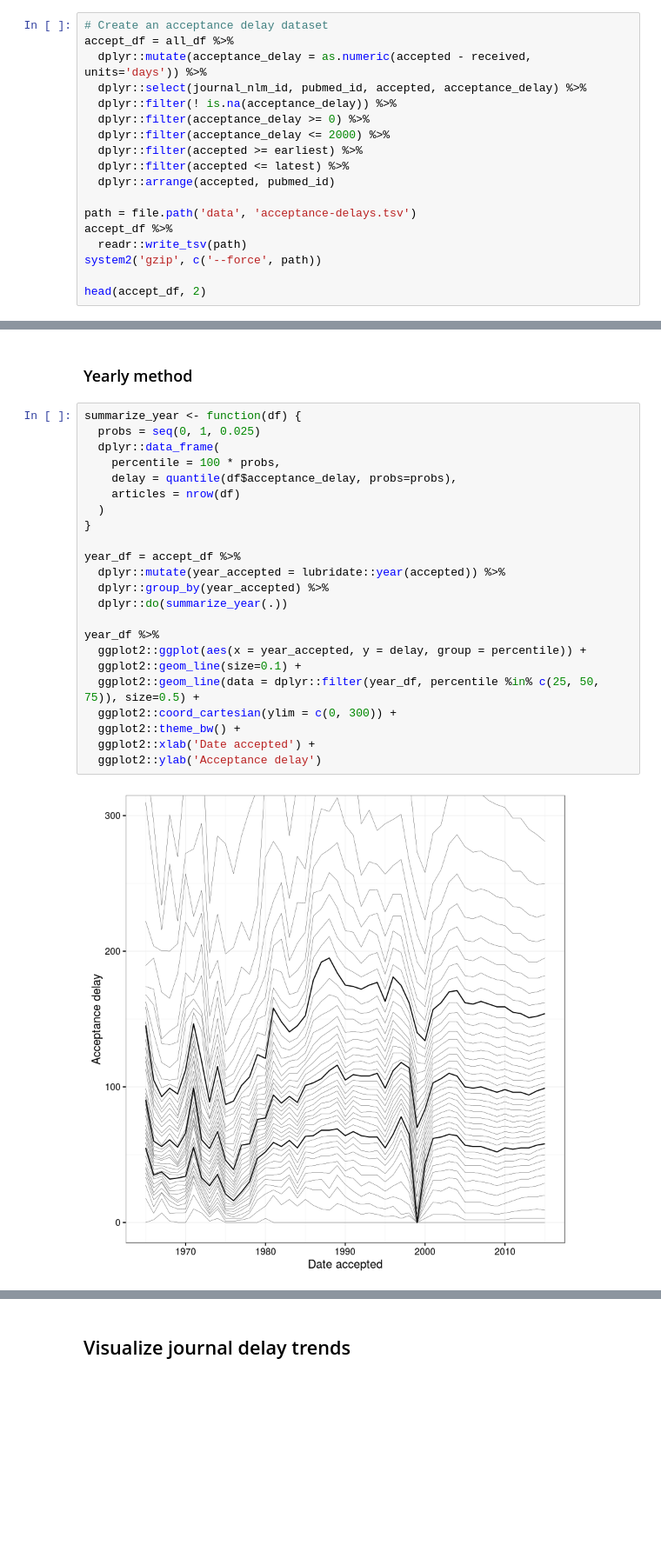
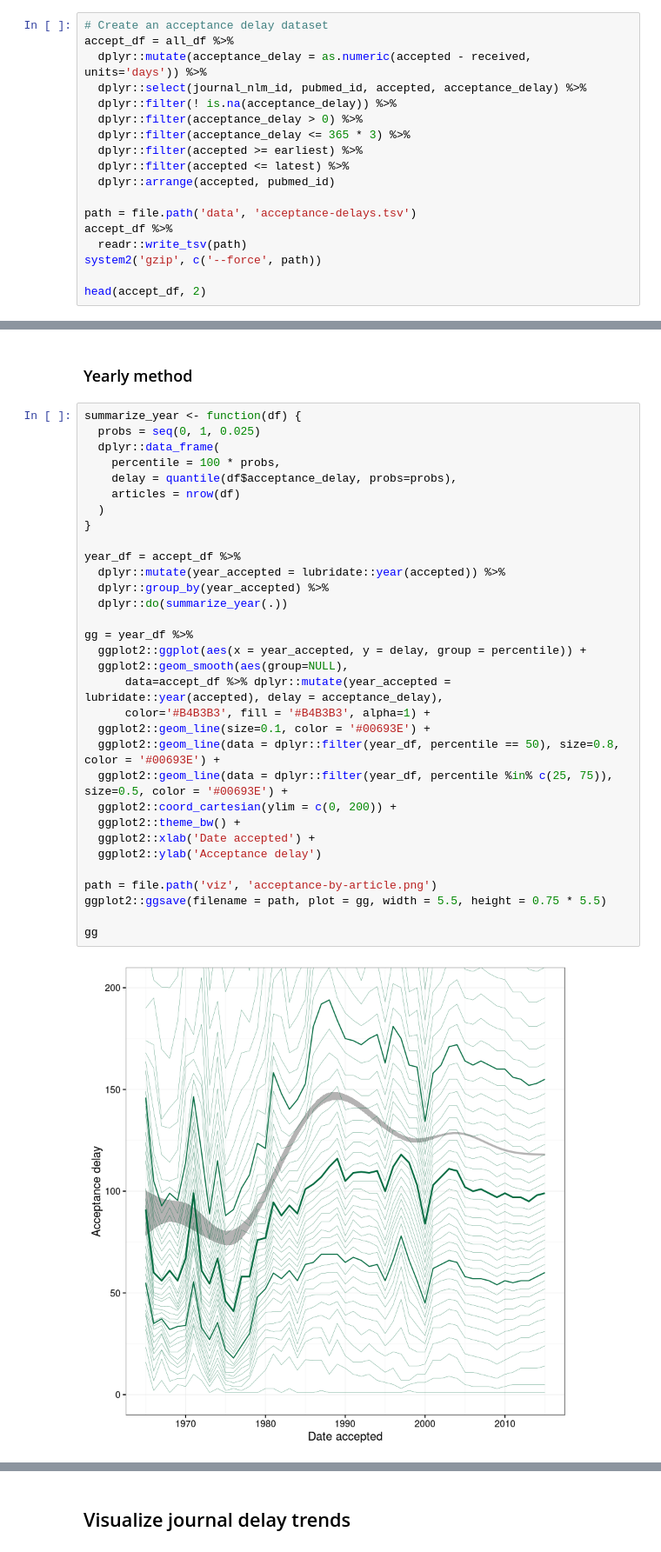
Before and after one commit to dhimmel/delays, a Jupyter notebook: plot.ipynb, the cells around one changed output, grey strips where cells are left out. Shown at 87% size. Cells and saved outputs as stored; diff of their text form; blank space fills up the shorter version.

```diff
--- a/plot.ipynb
+++ b/plot.ipynb
@@ -31,8 +31,8 @@ accept_df = all_df %>%
   dplyr::mutate(acceptance_delay = as.numeric(accepted - received, units='days')) %>%
   dplyr::select(journal_nlm_id, pubmed_id, accepted, acceptance_delay) %>%
   dplyr::filter(! is.na(acceptance_delay)) %>%
-  dplyr::filter(acceptance_delay >= 0) %>%
-  dplyr::filter(acceptance_delay <= 2000) %>%
+  dplyr::filter(acceptance_delay > 0) %>%
+  dplyr::filter(acceptance_delay <= 365 * 3) %>%
   dplyr::filter(accepted >= earliest) %>%
   dplyr::filter(accepted <= latest) %>%
   dplyr::arrange(accepted, pubmed_id)
@@ -126,25 +115,34 @@ ggplot2::ggsave(filename = path, plot = gg, width = 5.5, height = 0.75 * 5.5)
 # %%
 summarize_year <- function(df) {
   probs = seq(0, 1, 0.025)
   dplyr::data_frame(
     percentile = 100 * probs,
     delay = quantile(df$acceptance_delay, probs=probs),
     articles = nrow(df)
   )
 }
 
 year_df = accept_df %>%
   dplyr::mutate(year_accepted = lubridate::year(accepted)) %>%
   dplyr::group_by(year_accepted) %>%
   dplyr::do(summarize_year(.))
 
-year_df %>%
+gg = year_df %>%
   ggplot2::ggplot(aes(x = year_accepted, y = delay, group = percentile)) +
-  ggplot2::geom_line(size=0.1) +
-  ggplot2::geom_line(data = dplyr::filter(year_df, percentile %in% c(25, 50, 75)), size=0.5) +
-  ggplot2::coord_cartesian(ylim = c(0, 300)) +
+  ggplot2::geom_smooth(aes(group=NULL),
+      data=accept_df %>% dplyr::mutate(year_accepted = lubridate::year(accepted), delay = acceptance_delay),
+      color='#B4B3B3', fill = '#B4B3B3', alpha=1) +
+  ggplot2::geom_line(size=0.1, color = '#00693E') +
+  ggplot2::geom_line(data = dplyr::filter(year_df, percentile == 50), size=0.8, color = '#00693E') +
+  ggplot2::geom_line(data = dplyr::filter(year_df, percentile %in% c(25, 75)), size=0.5, color = '#00693E') +
+  ggplot2::coord_cartesian(ylim = c(0, 200)) +
   ggplot2::theme_bw() +
   ggplot2::xlab('Date accepted') +
   ggplot2::ylab('Acceptance delay')
+
+path = file.path('viz', 'acceptance-by-article.png')
+ggplot2::ggsave(filename = path, plot = gg, width = 5.5, height = 0.75 * 5.5)
+
+gg
 # %% [output]
-[figure, old version]
+[figure, new version]
```
Also changed, not shown: parts of 10 cells of this notebook.
